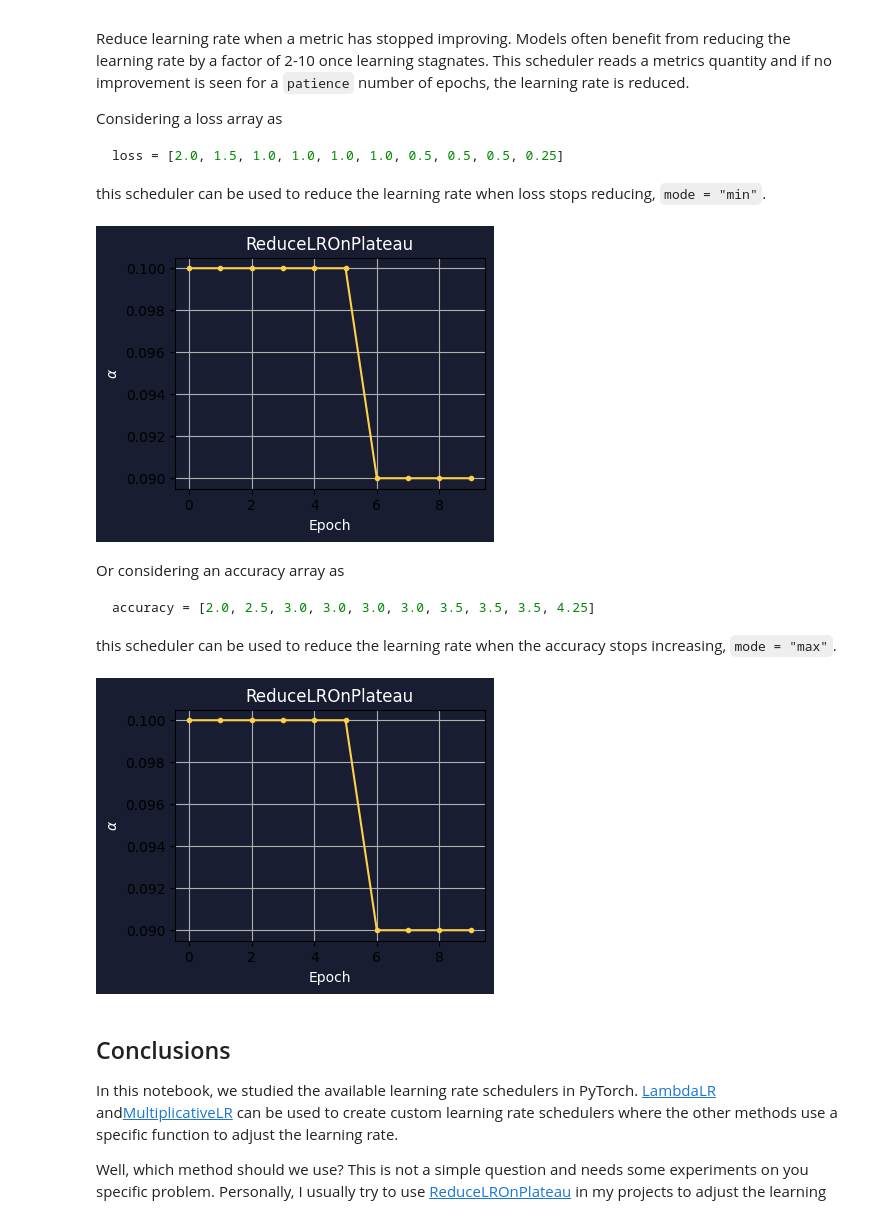
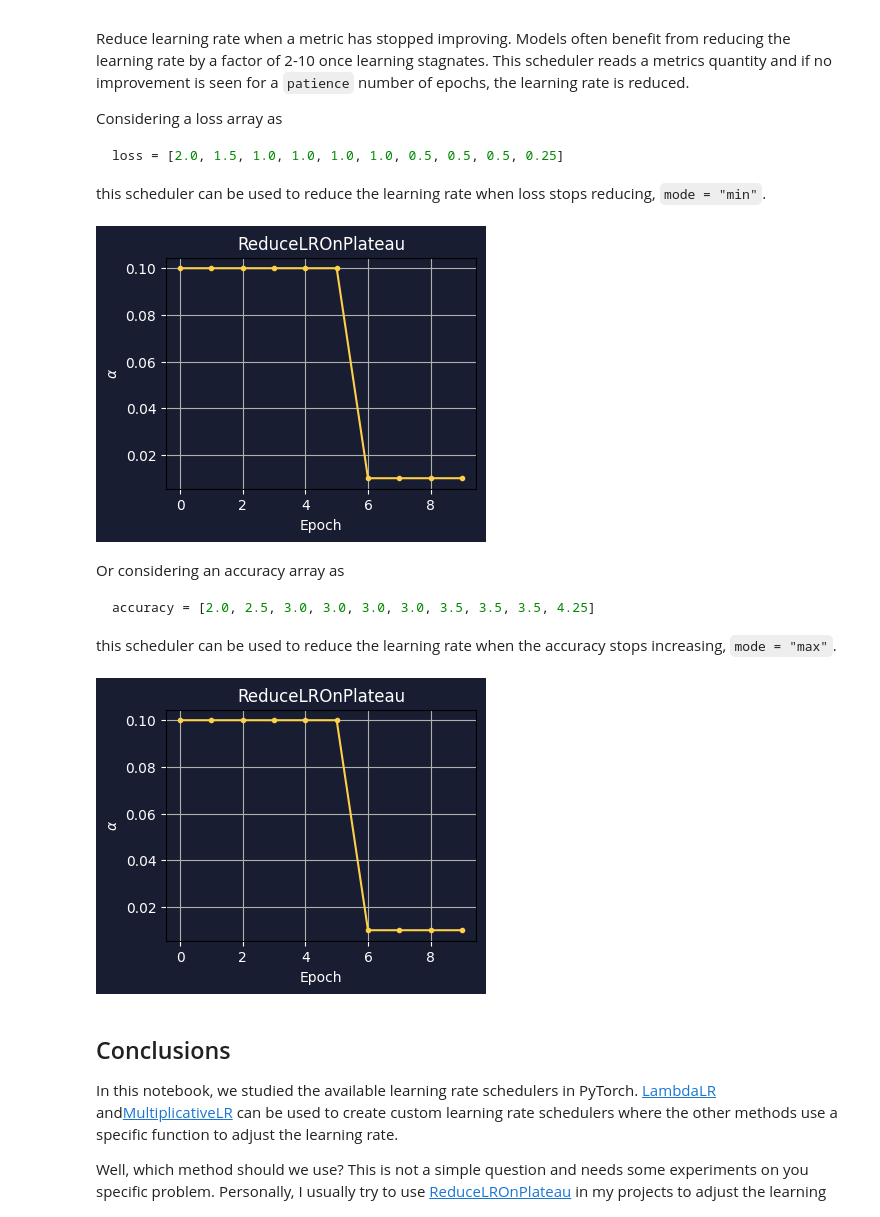
Before and after one commit to AmirMardan/deep_learning_algorithms, a Jupyter notebook: 0_deep_learning_with_pytorch/0_learning_rate_scheduling.ipynb, the cells around one changed output. Drawn from its saved outputs; the diff is of its cells as text; code cells hidden in the pictures.

Commit message:
add pic to learning_rate scheduler

````diff
--- a/0_deep_learning_with_pytorch/0_learning_rate_scheduling.ipynb
+++ b/0_deep_learning_with_pytorch/0_learning_rate_scheduling.ipynb
@@ -564,23 +566,23 @@ this scheduler can be used to reduce the learning rate when loss stops reducing,
 # %%
 epochs = 10
 from torch.optim.lr_scheduler import ReduceLROnPlateau
 
 optimizer = torch.optim.Adam(model.parameters(), lr=0.1)
 
-scheduler = ReduceLROnPlateau(optimizer, mode="min", factor=0.9, patience=2)
+scheduler = ReduceLROnPlateau(optimizer, mode="min", factor=0.1, patience=2)
 
 loss = [2.0, 1.5, 1.0, 1.0, 1.0, 1.0, 0.5, 0.5, 0.5, 0.25]
 
 lr = []
 
 for epoch in range(epochs):
     optimizer.step()
     lr.append(optimizer.param_groups[0]["lr"])
     scheduler.step(loss[epoch])
 
 plot(epochs, lr, title="ReduceLROnPlateau")
 # %% [output]
-[figure, old version]
+[figure, new version]
 # %% [markdown]
 Or considering an accuracy array as
 ```Python
@@ -592,7 +594,7 @@ from torch.optim.lr_scheduler import ReduceLROnPlateau
 
 optimizer = torch.optim.Adam(model.parameters(), lr=0.1)
 
-scheduler = ReduceLROnPlateau(optimizer, mode="max", factor=0.9, patience=2)
+scheduler = ReduceLROnPlateau(optimizer, mode="max", factor=0.1, patience=2)
 
 accuracy = [2.0, 2.5, 3.0, 3.0, 3.0, 3.0, 3.5, 3.5, 3.5, 4.25]
 
@@ -605,7 +607,7 @@ for epoch in range(epochs):
 
 plot(epochs, lr, title="ReduceLROnPlateau")
 # %% [output]
-[figure, old version]
+[figure, new version]
 # %% [markdown]
 <a id="Conclusions"></a>
 ## Conclusions
````
Also changed, not shown: parts of 15 cells of this notebook.
